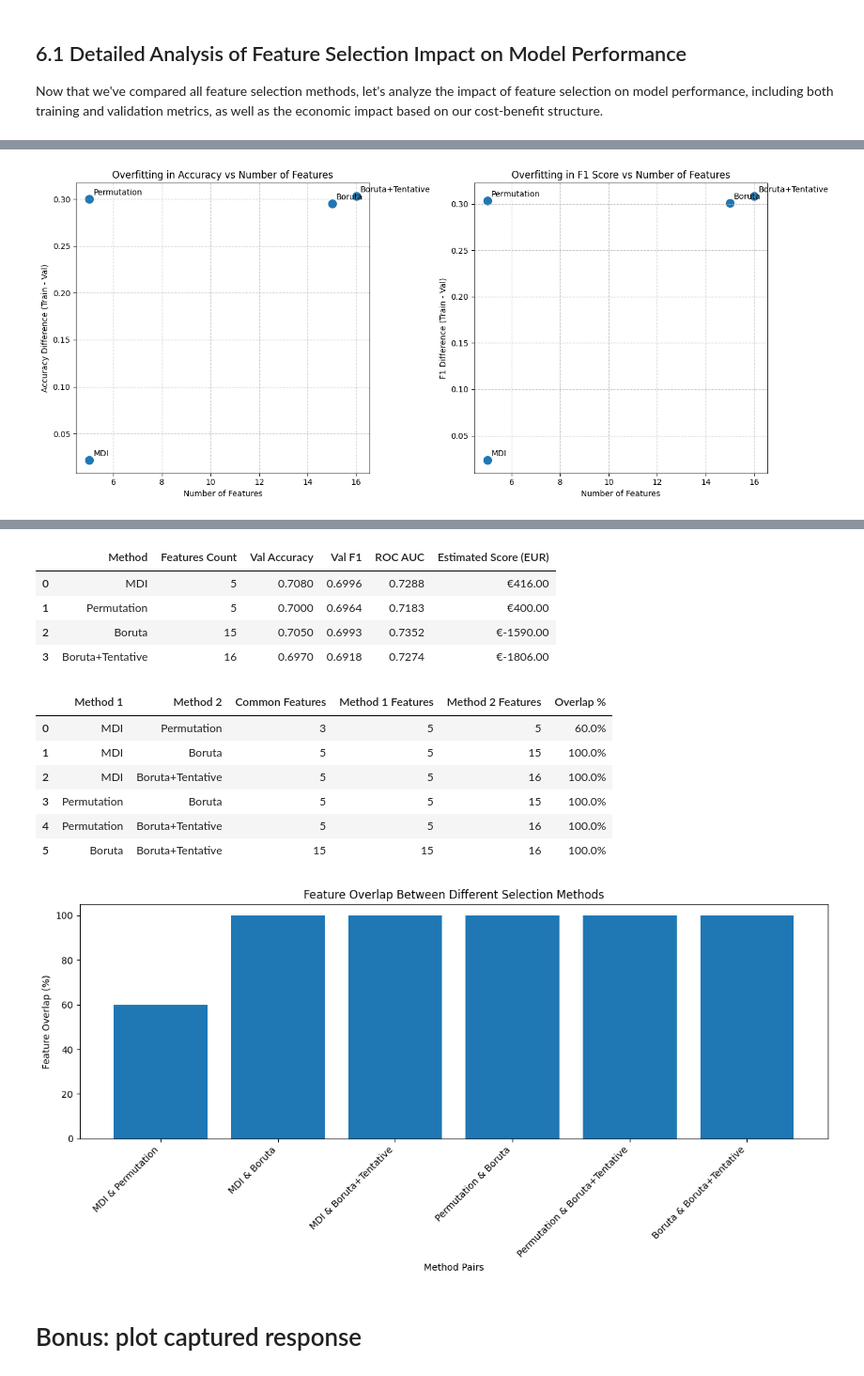
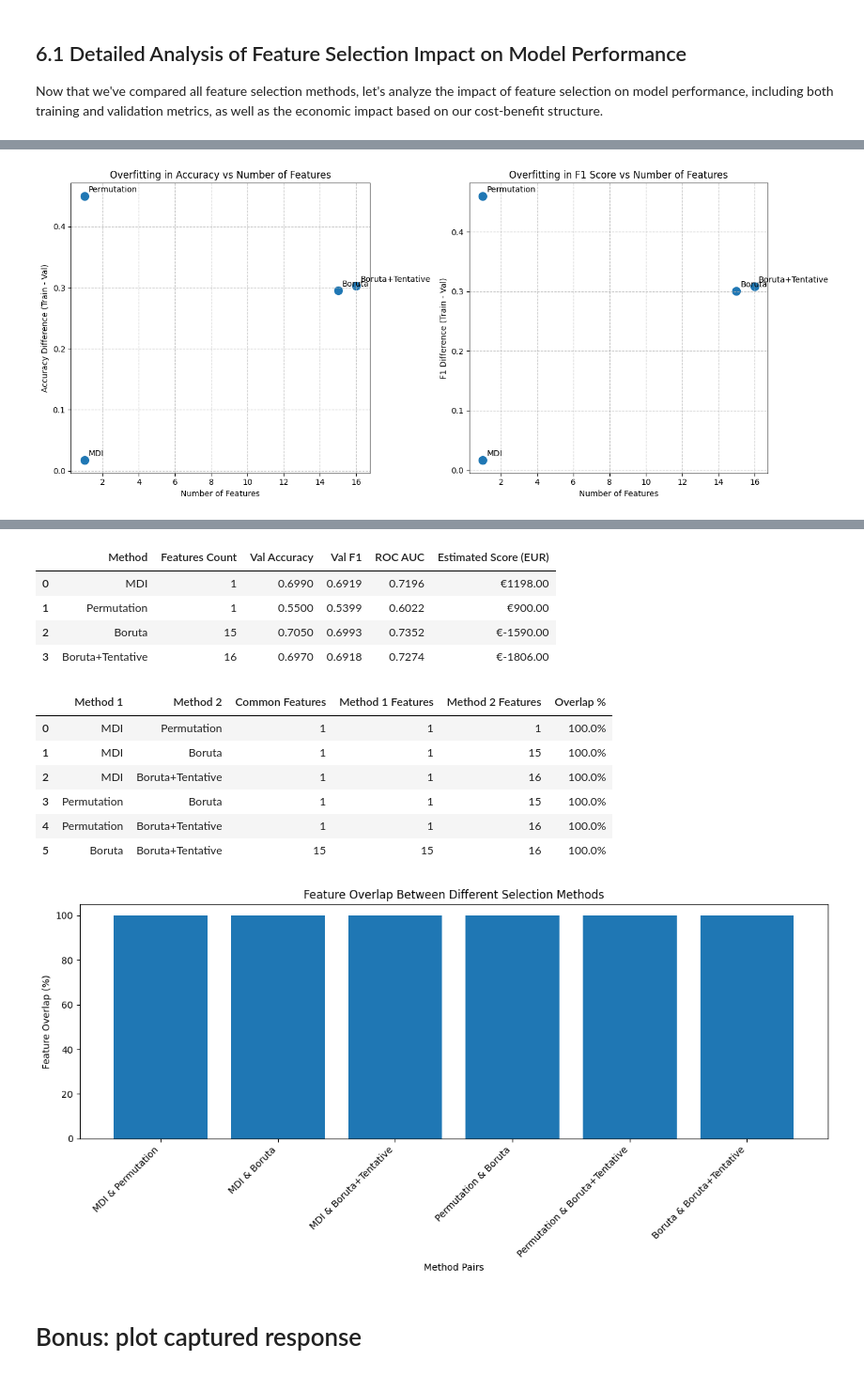
Before and after one commit to Luki308/AML_Feature_Selection, a Jupyter notebook: notebooks/0_explore_random_forest.ipynb, the cells around one changed output, grey strips where cells are left out. Shown at 94% size. Drawn from its saved outputs; the diff is of its cells as text; code cells hidden in the pictures.

```diff
--- a/notebooks/0_explore_random_forest.ipynb
+++ b/notebooks/0_explore_random_forest.ipynb
@@ -262,7 +262,7 @@ Cumulative importance of these features: 0.7014310246680582
 ## 3. Feature Selection using MDI (Mean Decrease in Impurity)
 # %%
 # Test different feature count thresholds based on MDI importance
-thresholds = [5, 10, 13, 15, 20, 25, 30, 50, 100]
+thresholds = [1, 2, 5, 10, 13, 15, 20, 25, 30, 50, 100]
 mdi_results = []
 
 for n in thresholds:
@@ -430,7 +432,7 @@ plt.tight_layout()
 plt.show()
 
 # Test different feature count thresholds based on permutation importance
-thresholds = [5, 10, 15, 20, 25, 30, 50, 100]
+thresholds = [1, 2, 5, 10, 15, 20, 25, 30, 50, 100]
 perm_results = []
 
 for n in thresholds:
@@ -985,7 +989,7 @@ plt.show()
 # Update the comprehensive comparison with AUC values
 comprehensive_comparison['ROC AUC'] = [roc_auc_mdi, roc_auc_perm, roc_auc_boruta, roc_auc_boruta_all]
 display(comprehensive_comparison[['Method', 'Features Count', 'Val Accuracy', 'Val F1', 'ROC AUC', 'Estimated Score (EUR)']]
-       .style.highlight_max(subset=['Val Accuracy', 'Val F1', 'ROC AUC', 'Estimated Score (EUR)'], color='lightgreen')
+       .style.highlight_max(subset=['Val Accuracy', 'Val F1', 'ROC AUC', 'Estimated Score (EUR)'], color='darkgreen')
        .format({'Val Accuracy': '{:.4f}', 'Val F1': '{:.4f}', 'ROC AUC': '{:.4f}',
                 'Estimated Score (EUR)': '€{:.2f}'}))
 
@@ -1046,3 +1050,3 @@ plt.show()
 | 2 | Boruta | 15 | 1.0000 | 0.7050 | 0.2950 | 1.0000 | 0.6993 | ... |
 | 3 | Boruta+Tentative | 16 | 1.0000 | 0.6970 | 0.3030 | 1.0000 | 0.6918 | ... |
-[figure, old version]
+[figure, new version]
@@ -1050,16 +1054,16 @@ plt.show()
 |  | Method | Features Count | Val Accuracy | Val F1 | ROC AUC | Estimated Score (EUR) |
-| 0 | MDI | 5 | 0.7080 | 0.6996 | 0.7288 | €416.00 |
-| 1 | Permutation | 5 | 0.7000 | 0.6964 | 0.7183 | €400.00 |
+| 0 | MDI | 1 | 0.6990 | 0.6919 | 0.7196 | €1198.00 |
+| 1 | Permutation | 1 | 0.5500 | 0.5399 | 0.6022 | €900.00 |
 | 2 | Boruta | 15 | 0.7050 | 0.6993 | 0.7352 | €-1590.00 |
 | 3 | Boruta+Tentative | 16 | 0.6970 | 0.6918 | 0.7274 | €-1806.00 |
 |  | Method 1 | Method 2 | Common Features | Method 1 Features | Method 2 Features | Overlap % |
-| 0 | MDI | Permutation | 3 | 5 | 5 | 60.0% |
-| 1 | MDI | Boruta | 5 | 5 | 15 | 100.0% |
-| 2 | MDI | Boruta+Tentative | 5 | 5 | 16 | 100.0% |
-| 3 | Permutation | Boruta | 5 | 5 | 15 | 100.0% |
-| 4 | Permutation | Boruta+Tentative | 5 | 5 | 16 | 100.0% |
+| 0 | MDI | Permutation | 1 | 1 | 1 | 100.0% |
+| 1 | MDI | Boruta | 1 | 1 | 15 | 100.0% |
+| 2 | MDI | Boruta+Tentative | 1 | 1 | 16 | 100.0% |
+| 3 | Permutation | Boruta | 1 | 1 | 15 | 100.0% |
+| 4 | Permutation | Boruta+Tentative | 1 | 1 | 16 | 100.0% |
 | 5 | Boruta | Boruta+Tentative | 15 | 15 | 16 | 100.0% |
-[figure, old version]
+[figure, new version]
 # %% [markdown]
 # Bonus: plot captured response
 # %%
```
Also changed, not shown: parts of 4 cells of this notebook, 3 other files.
